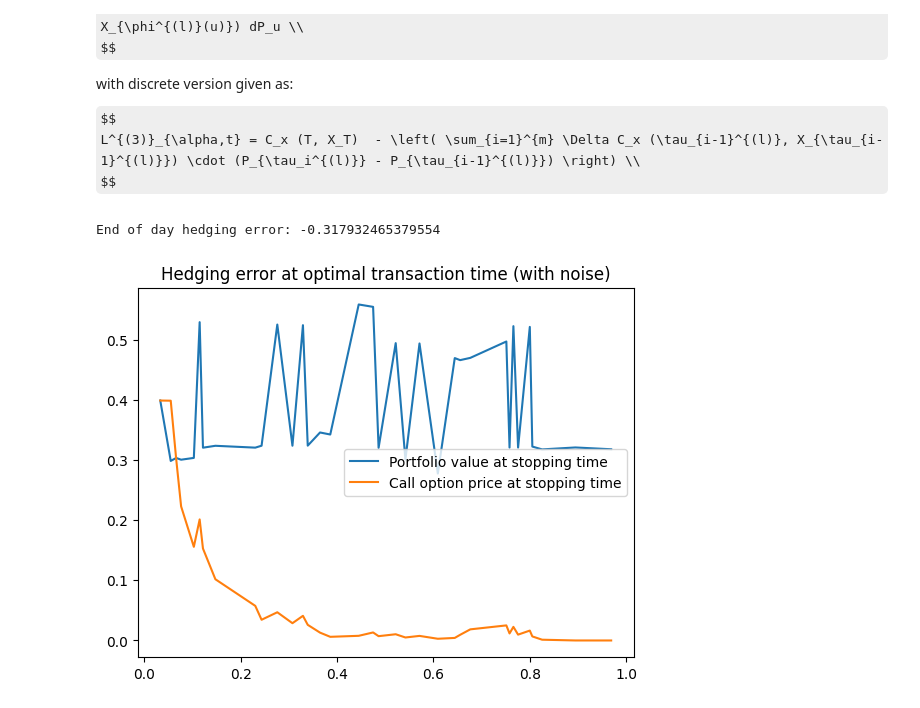
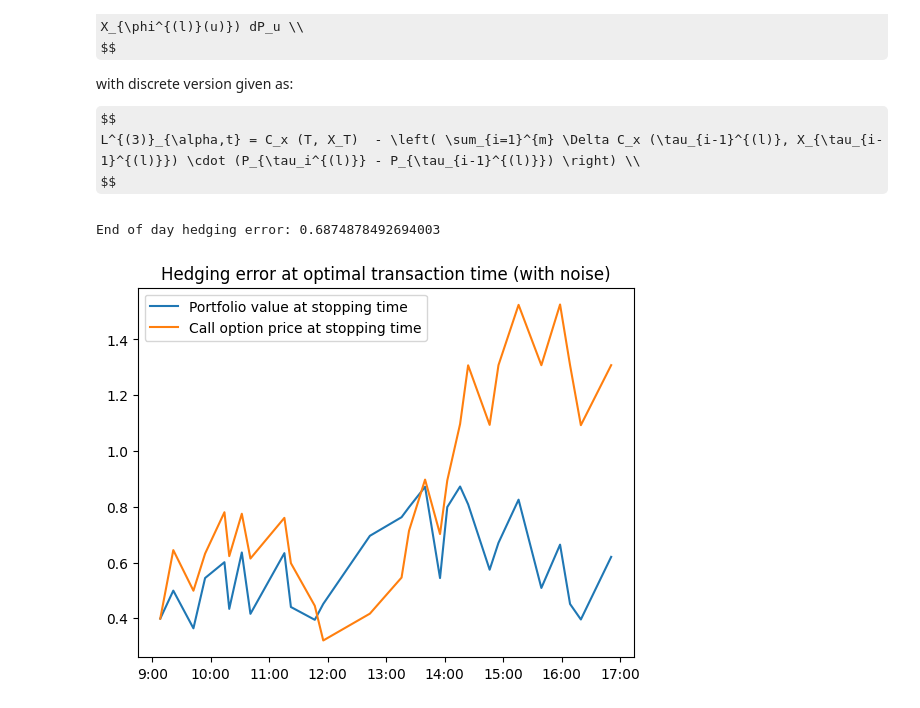
Before and after one commit to QizheCui/Microstructural-Hedging-Error, a Jupyter notebook: Hedging_error.ipynb, the cells around one changed output. Drawn from its saved outputs; the diff is of its cells as text; code cells hidden in the pictures; some formulas as TeX source.

```diff
--- a/Hedging_error.ipynb
+++ b/Hedging_error.ipynb
@@ -222,7 +222,6 @@ i.e. the error is simply the difference between the derivaitve and the hedging p
 Note that we are only allowed to trade at stopping times $\{\tau_{i}\}_{i\geq 0}$.
 # %%
 # create a hedging portfolio where we only hedge at stopping time tau
-eta = 0.05
 p, eta_hat, tau = uncertainty_zone_price(x, alpha, eta, L)
 # Initialize the portfolio value array and the hedging position array
 portfolio_value_1 = np.zeros(len(tau)) # benchmark hedging portfolio value
@@ -341,26 +341,25 @@ def uncertainty_zone_price_adjusted(x, alpha, eta,l_alpha):
     p = np.zeros(len(x)) # price of uncertainty zone
     N_a = 0 # number of alternation
     N_c = 0 # number of continuation
-    l = 1
     tau = [] # collect the time where transaction happens
     # construct the uncertainty zone price
     p[0] = x[0]
     for i in range(1, len(p)):
-        if x[i] - p[i-1] >= alpha*(l-.5+eta): # if efficient price is higher than the upper bound
-            p[i] = p[i-1] + l*alpha
-        elif x[i] - p[i-1] <= - alpha*(l-.5+eta): # if efficient price is lower than the lower bound
-            p[i] = p[i-1] - l*alpha
+        if x[i] - p[i-1] >= alpha*(1-.5+eta): # if efficient price is higher than the upper bound
+            p[i] = p[i-1] + 1*alpha
+        elif x[i] - p[i-1] <= - alpha*(1-.5+eta): # if efficient price is lower than the lower bound
+            p[i] = p[i-1] - 1*alpha
         else:
             p[i] = p[i-1] # last traded price remain the same
     # now calculate the stopping time tau based on the new rehedge frequency
-    last_observation = x[0]
-    for i in range(1,len(x)):
-        if x[i] - last_observation >= alpha*(l_alpha-.5+eta): # if efficient price is higher than the upper bound
+    last = x[0]
+    for i in range(1, len(x)):
+        if x[i] - last >= alpha * (l_alpha - .5 + eta) :
             tau.append(i)
-            last_observation = last_observation + l_alpha*alpha
-        elif x[i] - last_observation <= - alpha*(l_alpha-.5+eta): # if efficient price is lower than the lower bound
+            last = x[i]
+        elif x[i] - last <= - alpha * (l_alpha - .5 + eta):
             tau.append(i)
-            last_observation = last_observation - l_alpha*alpha
+            last = x[i]
     return p, tau
 
 p,  tau = uncertainty_zone_price_adjusted(x, alpha, eta, l_alpha)
@@ -385,12 +384,13 @@ for i in tqdm(range(1, len(tau)),colour='green'):
 # %%
 # calculate the hedging error
 print(f"End of day hedging error: {call_option_price_3[-1]-portfolio_value_3[-1]}")
 # plot the hedging error
 plt.plot(t[tau], portfolio_value_3, label = 'Portfolio value at stopping time')
 plt.plot(t[tau], call_option_price_3, label = 'Call option price at stopping time')
 plt.legend()
 plt.title("Hedging error at optimal transaction time (with noise)")
+plt.xticks(np.arange(0, 1.1, 1/8), ['9:00', '10:00', '11:00', '12:00', '13:00', '14:00', '15:00', '16:00', '17:00'])
 plt.show()
 # %% [output]
-End of day hedging error: -0.317932465379554
+End of day hedging error: 0.6874878492694003
-[figure, old version]
+[figure, new version]
```
Also changed, not shown: parts of 5 cells of this notebook, 1 other file.
